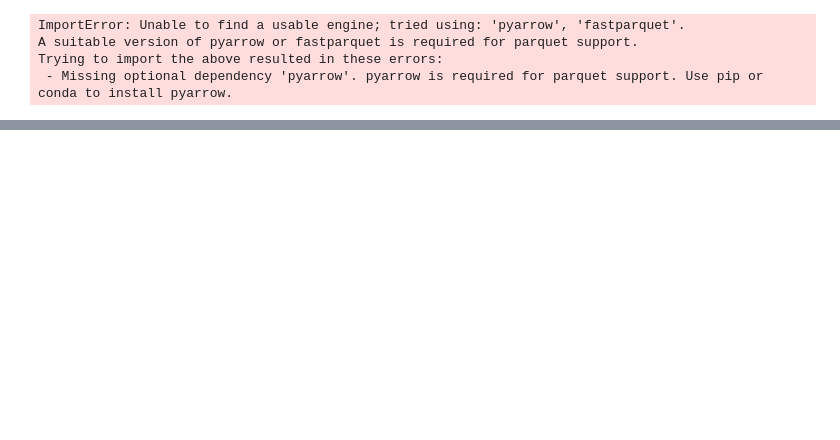
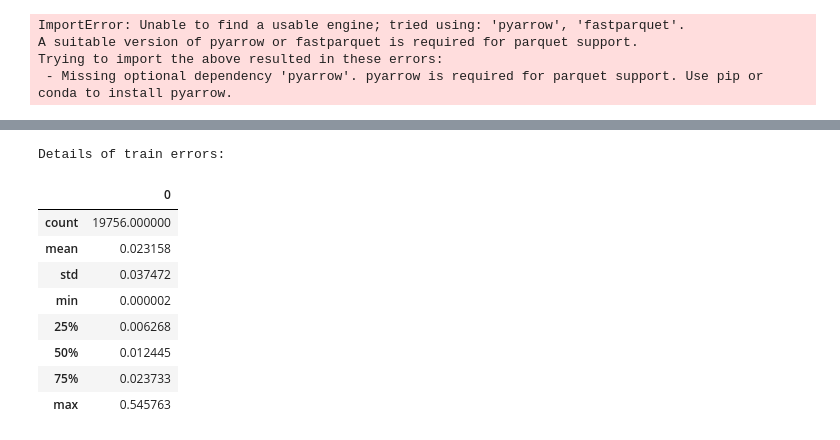
Before and after one commit to tjboise/RNN, a Jupyter notebook: model/Basic_RNN.ipynb, the cells around one changed output, grey strips where cells are left out. Drawn from its saved outputs; the diff is of its cells as text; code cells hidden in the pictures; blank space fills up the shorter version.

```diff
--- a/model/Basic_RNN.ipynb
+++ b/model/Basic_RNN.ipynb
@@ -64,0 +147,15 @@ print(test_r2.compute())
+# %%
+print("Details of train errors:")
+train_errors_df = pd.DataFrame(train_errors)
+train_errors_df.describe()
+# %% [output]
+Details of train errors:
+|  | 0 |
+| count | 19756.000000 |
+| mean | 0.023158 |
+| std | 0.037472 |
+| min | 0.000002 |
+| 25% | 0.006268 |
+| 50% | 0.012445 |
+| 75% | 0.023733 |
+| max | 0.545763 |
```
Also changed, not shown: parts of 22 cells of this notebook.
